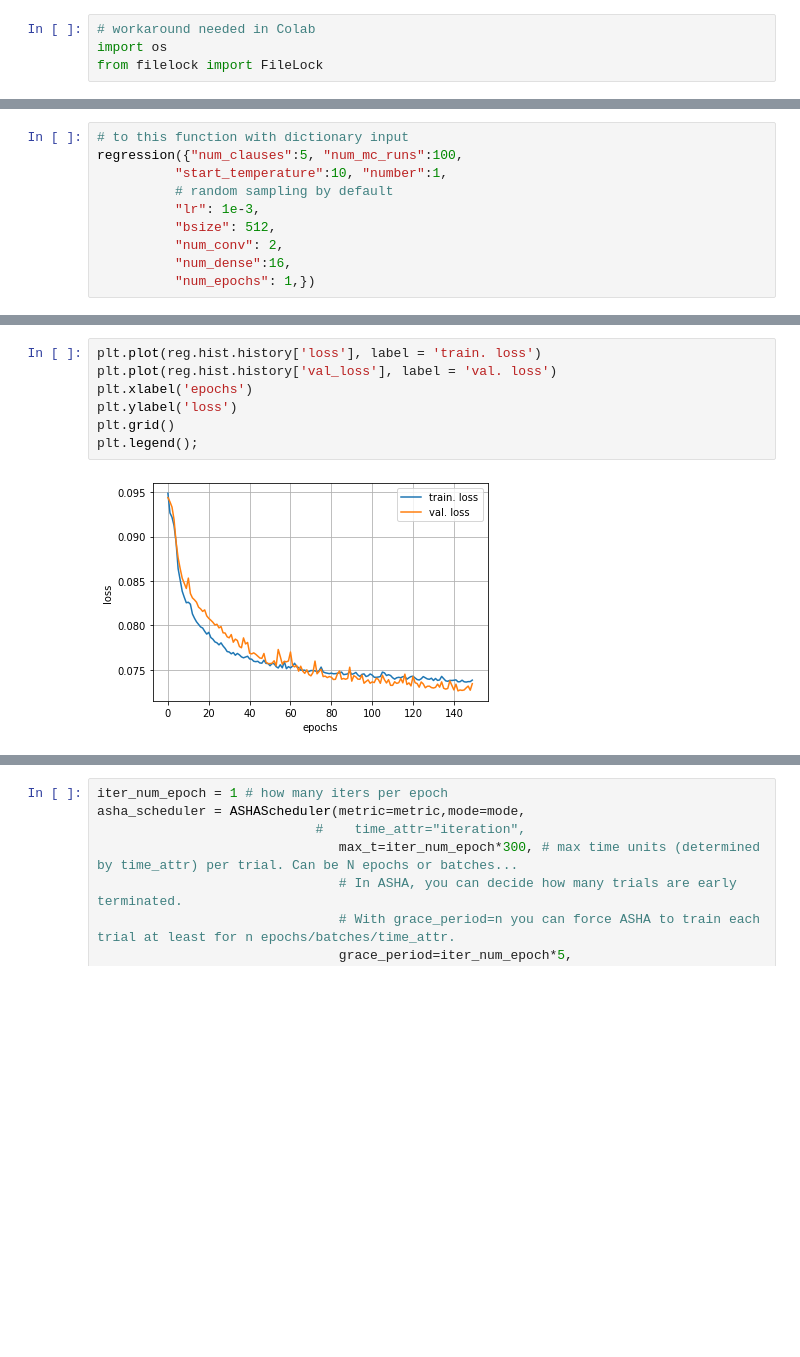
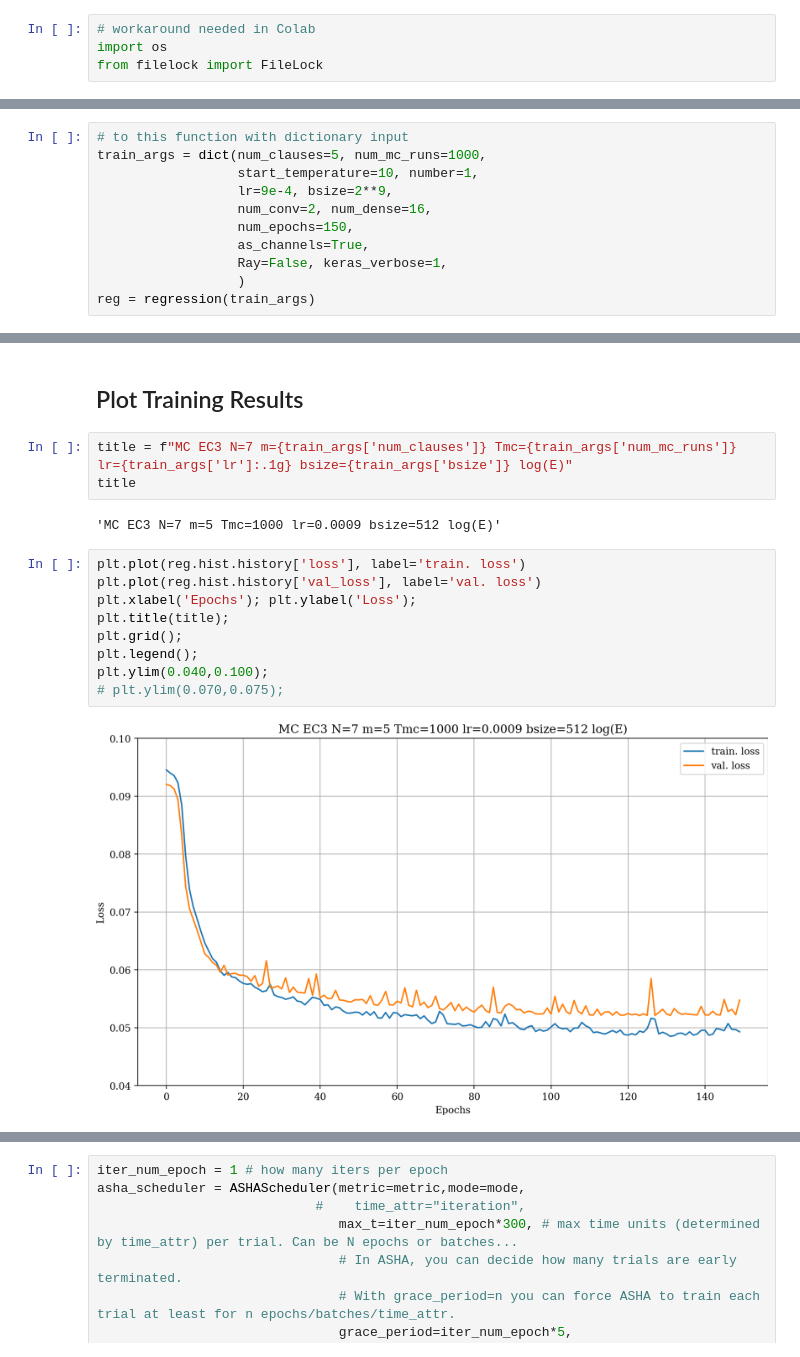
Before and after one commit to b-irsigler/ML_MC, a Jupyter notebook: causal_CNN_regressor_RayTune.ipynb, the cells around one changed output, grey strips where cells are left out. Saved outputs shown, nothing was run; the diff lists cells and outputs as text; blank space fills up the shorter version.

Commit message:
Regressor with 0.52 MSE val_loss @150 Epochs

```diff
--- a/causal_CNN_regressor_RayTune.ipynb
+++ b/causal_CNN_regressor_RayTune.ipynb
@@ -254,11 +399,12 @@ reg = regression(5, 100, 10, 1, 1e-3, 2, 16, 200)
 # %%
 # to this function with dictionary input
-regression({"num_clauses":5, "num_mc_runs":100,
-          "start_temperature":10, "number":1,
-          # random sampling by default
-          "lr": 1e-3,
-          "bsize": 512,
-          "num_conv": 2,
-          "num_dense":16,
-          "num_epochs": 1,})
+train_args = dict(num_clauses=5, num_mc_runs=1000,
+                  start_temperature=10, number=1,
+                  lr=9e-4, bsize=2**9,
+                  num_conv=2, num_dense=16,
+                  num_epochs=150,
+                  as_channels=True,
+                  Ray=False, keras_verbose=1,
+                  )
+reg = regression(train_args)
 # %% [output]
@@ -301,9 +456,18 @@ _________________________________________________________________
+# %% [markdown]
+## Plot Training Results
+# %%
+title = f"MC EC3 N=7 m={train_args['num_clauses']} Tmc={train_args['num_mc_runs']} lr={train_args['lr']:.1g} bsize={train_args['bsize']} log(E)"
+title
+# %% [output]
+'MC EC3 N=7 m=5 Tmc=1000 lr=0.0009 bsize=512 log(E)'
 # %%
-plt.plot(reg.hist.history['loss'], label = 'train. loss')
-plt.plot(reg.hist.history['val_loss'], label = 'val. loss')
-plt.xlabel('epochs')
-plt.ylabel('loss')
-plt.grid()
+plt.plot(reg.hist.history['loss'], label='train. loss')
+plt.plot(reg.hist.history['val_loss'], label='val. loss')
+plt.xlabel('Epochs'); plt.ylabel('Loss');
+plt.title(title);
+plt.grid();
 plt.legend();
+plt.ylim(0.040,0.100);
+# plt.ylim(0.070,0.075);
 # %% [output]
-[figure, old version]
+[figure, new version]
```
Also changed, not shown: parts of 46 cells of this notebook.
